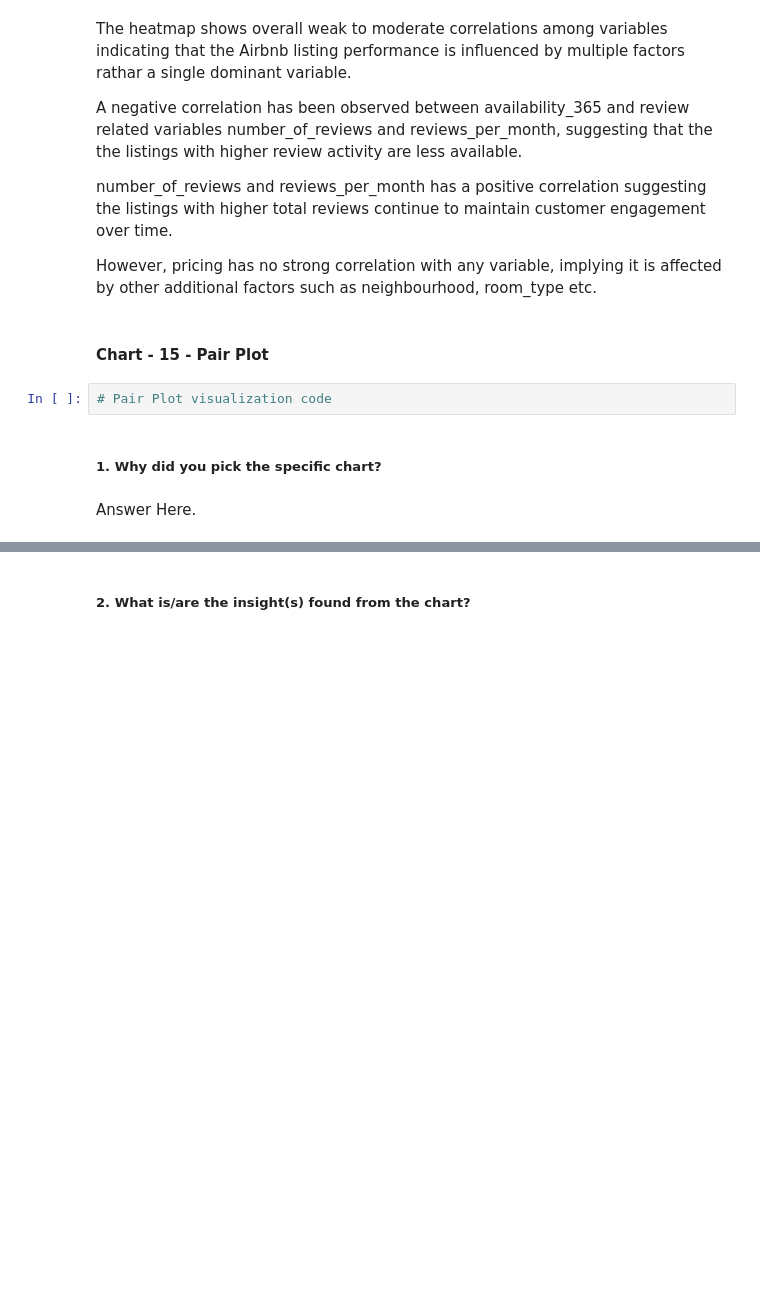
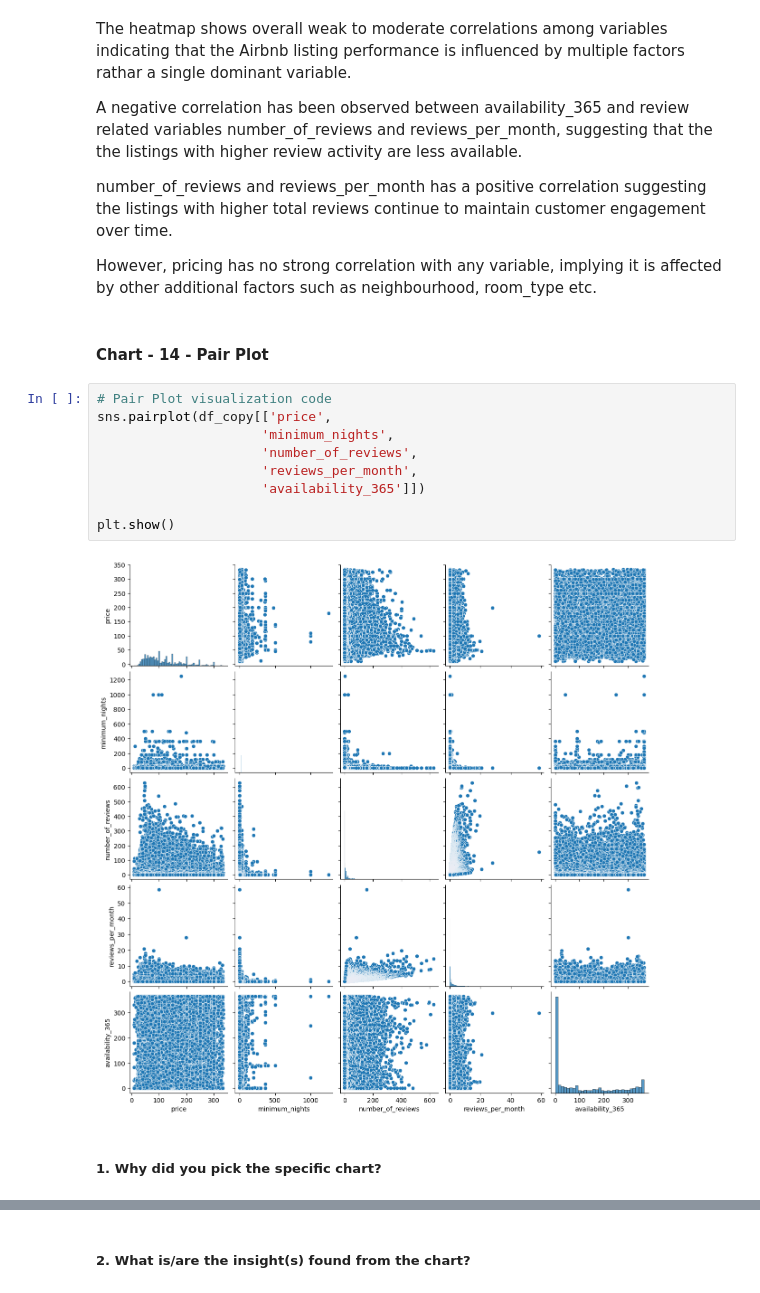
Before and after one commit to nibedita-26/airbnb_EDA, a Jupyter notebook: notebooks/AirBnB_Booking_Analysis_EDA.ipynb, the cells around one changed output, grey strips where cells are left out. Saved outputs shown, nothing was run; the diff lists cells and outputs as text; blank space fills up the shorter version.

```diff
--- a/notebooks/AirBnB_Booking_Analysis_EDA.ipynb
+++ b/notebooks/AirBnB_Booking_Analysis_EDA.ipynb
@@ -919,10 +924,17 @@ number_of_reviews and reviews_per_month has a positive correlation suggesting th
 
 However, pricing has no strong correlation with any variable, implying it is affected by other additional factors such as neighbourhood, room_type etc.
 # %% [markdown]
-#### Chart - 15 - Pair Plot
+#### Chart - 14 - Pair Plot
 # %%
 # Pair Plot visualization code
+sns.pairplot(df_copy[['price',
+                     'minimum_nights',
+                     'number_of_reviews',
+                     'reviews_per_month',
+                     'availability_365']])
+
+plt.show()
+# %% [output]
+[figure, added]
 # %% [markdown]
 ##### 1. Why did you pick the specific chart?
-# %% [markdown]
-Answer Here.
```
Also changed, not shown: parts of 50 cells of this notebook.
